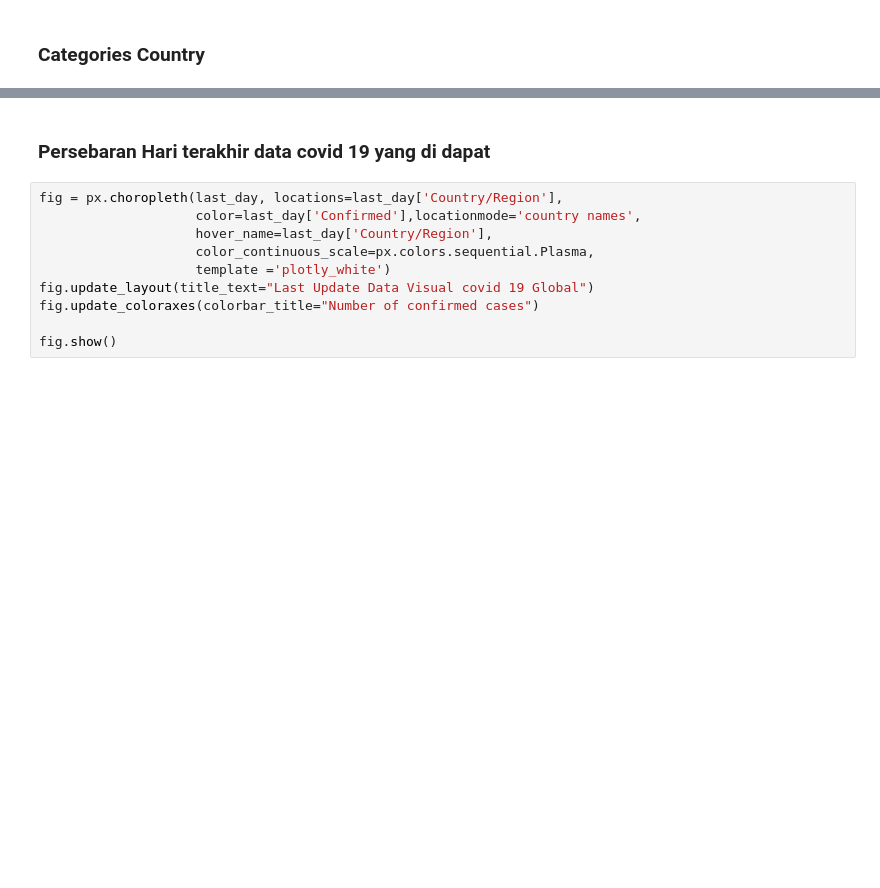
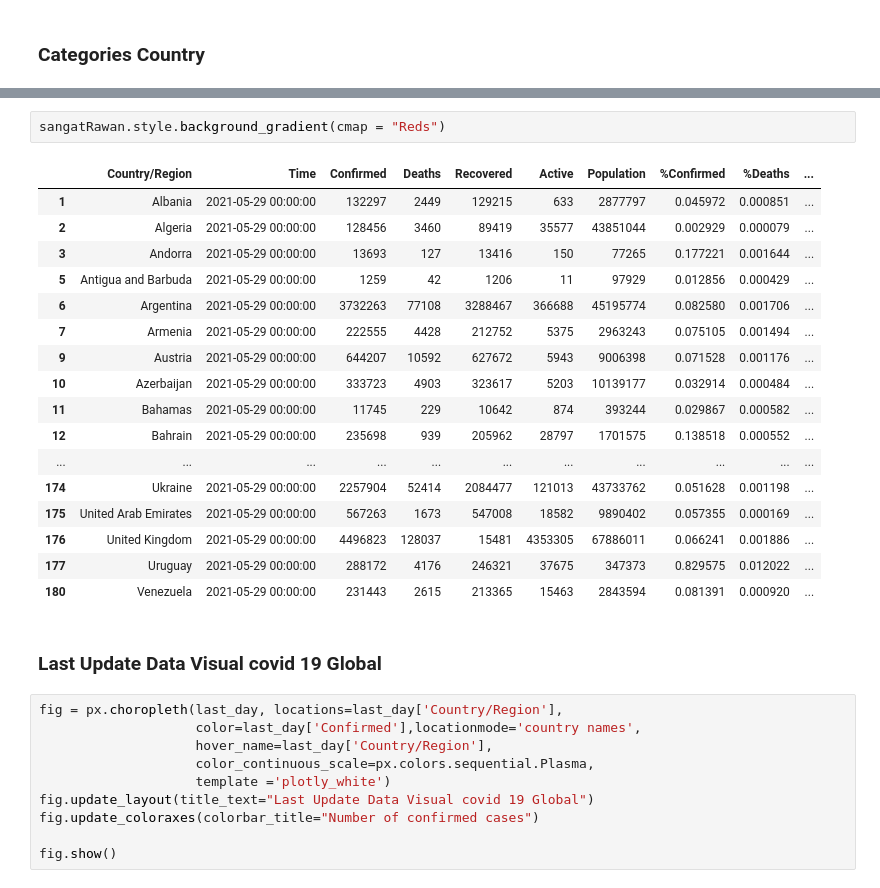
Before and after one commit to agushery/DataVisualization-COVID19, a Jupyter notebook: Data_Visualization_Final.ipynb, the cells around one changed output, grey strips where cells are left out. Cells and saved outputs as stored; diff of their text form; blank space fills up the shorter version.

```diff
--- a/Data_Visualization_Final.ipynb
+++ b/Data_Visualization_Final.ipynb
@@ -305,5 +322,25 @@ fig.show()
-# %% [markdown]
-### **Persebaran Hari terakhir data covid 19 yang di dapat**
+# %%
+sangatRawan.style.background_gradient(cmap = "Reds")
+# %% [output]
+|  | Country/Region | Time | Confirmed | Deaths | Recovered | Active | Population | %Confirmed | %Deaths | ... |
+| 1 | Albania | 2021-05-29 00:00:00 | 132297 | 2449 | 129215 | 633 | 2877797 | 0.045972 | 0.000851 | ... |
+| 2 | Algeria | 2021-05-29 00:00:00 | 128456 | 3460 | 89419 | 35577 | 43851044 | 0.002929 | 0.000079 | ... |
+| 3 | Andorra | 2021-05-29 00:00:00 | 13693 | 127 | 13416 | 150 | 77265 | 0.177221 | 0.001644 | ... |
+| 5 | Antigua and Barbuda | 2021-05-29 00:00:00 | 1259 | 42 | 1206 | 11 | 97929 | 0.012856 | 0.000429 | ... |
+| 6 | Argentina | 2021-05-29 00:00:00 | 3732263 | 77108 | 3288467 | 366688 | 45195774 | 0.082580 | 0.001706 | ... |
+| 7 | Armenia | 2021-05-29 00:00:00 | 222555 | 4428 | 212752 | 5375 | 2963243 | 0.075105 | 0.001494 | ... |
+| 9 | Austria | 2021-05-29 00:00:00 | 644207 | 10592 | 627672 | 5943 | 9006398 | 0.071528 | 0.001176 | ... |
+| 10 | Azerbaijan | 2021-05-29 00:00:00 | 333723 | 4903 | 323617 | 5203 | 10139177 | 0.032914 | 0.000484 | ... |
+| 11 | Bahamas | 2021-05-29 00:00:00 | 11745 | 229 | 10642 | 874 | 393244 | 0.029867 | 0.000582 | ... |
+| 12 | Bahrain | 2021-05-29 00:00:00 | 235698 | 939 | 205962 | 28797 | 1701575 | 0.138518 | 0.000552 | ... |
+| ... | ... | ... | ... | ... | ... | ... | ... | ... | ... | ... |
+| 174 | Ukraine | 2021-05-29 00:00:00 | 2257904 | 52414 | 2084477 | 121013 | 43733762 | 0.051628 | 0.001198 | ... |
+| 175 | United Arab Emirates | 2021-05-29 00:00:00 | 567263 | 1673 | 547008 | 18582 | 9890402 | 0.057355 | 0.000169 | ... |
+| 176 | United Kingdom | 2021-05-29 00:00:00 | 4496823 | 128037 | 15481 | 4353305 | 67886011 | 0.066241 | 0.001886 | ... |
+| 177 | Uruguay | 2021-05-29 00:00:00 | 288172 | 4176 | 246321 | 37675 | 347373 | 0.829575 | 0.012022 | ... |
+| 180 | Venezuela | 2021-05-29 00:00:00 | 231443 | 2615 | 213365 | 15463 | 2843594 | 0.081391 | 0.000920 | ... |
+# %% [markdown]
+### **Last Update Data Visual covid 19 Global**
 # %%
 fig = px.choropleth(last_day, locations=last_day['Country/Region'],
                     color=last_day['Confirmed'],locationmode='country names',
```
Also changed, not shown: parts of 58 cells of this notebook, 3 other files.
